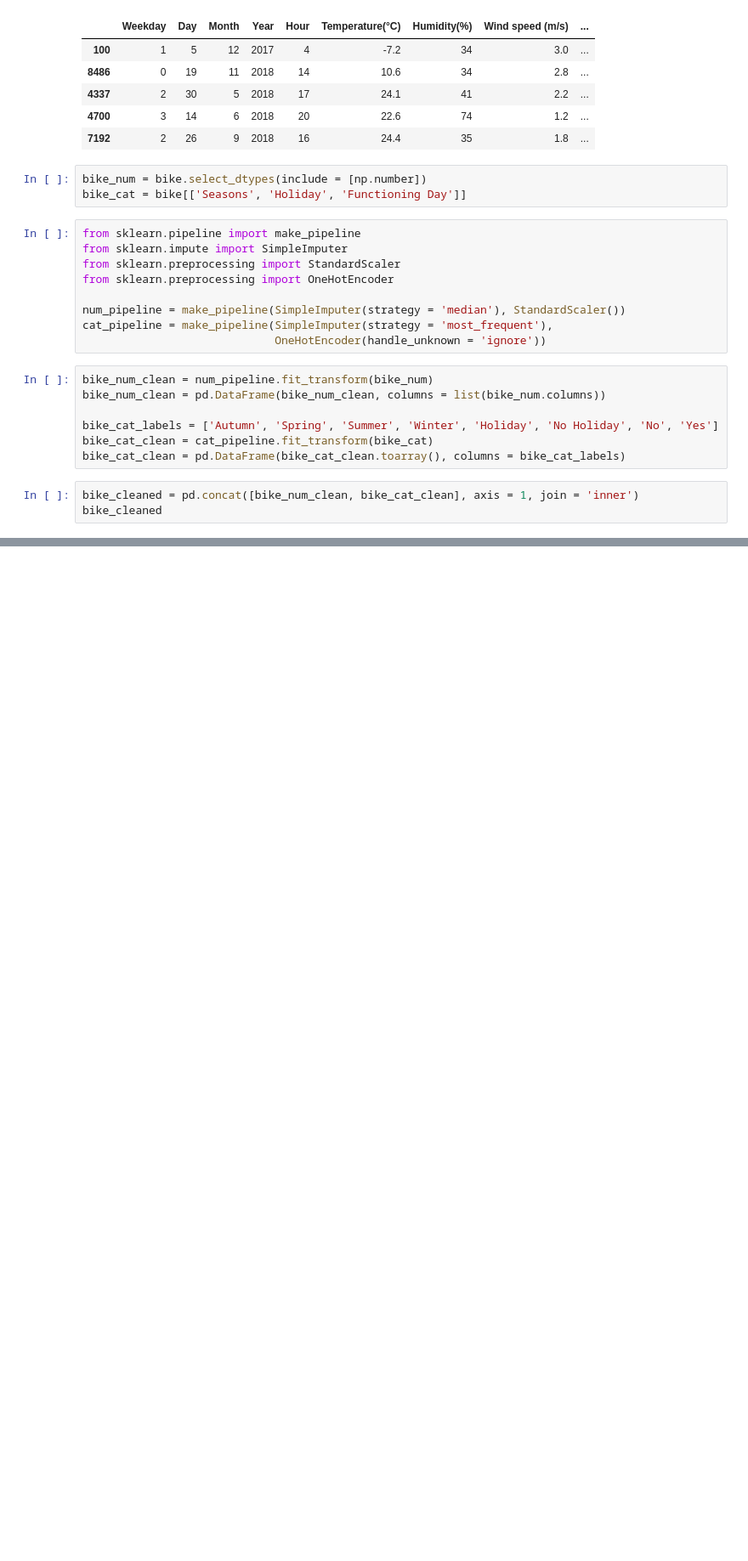
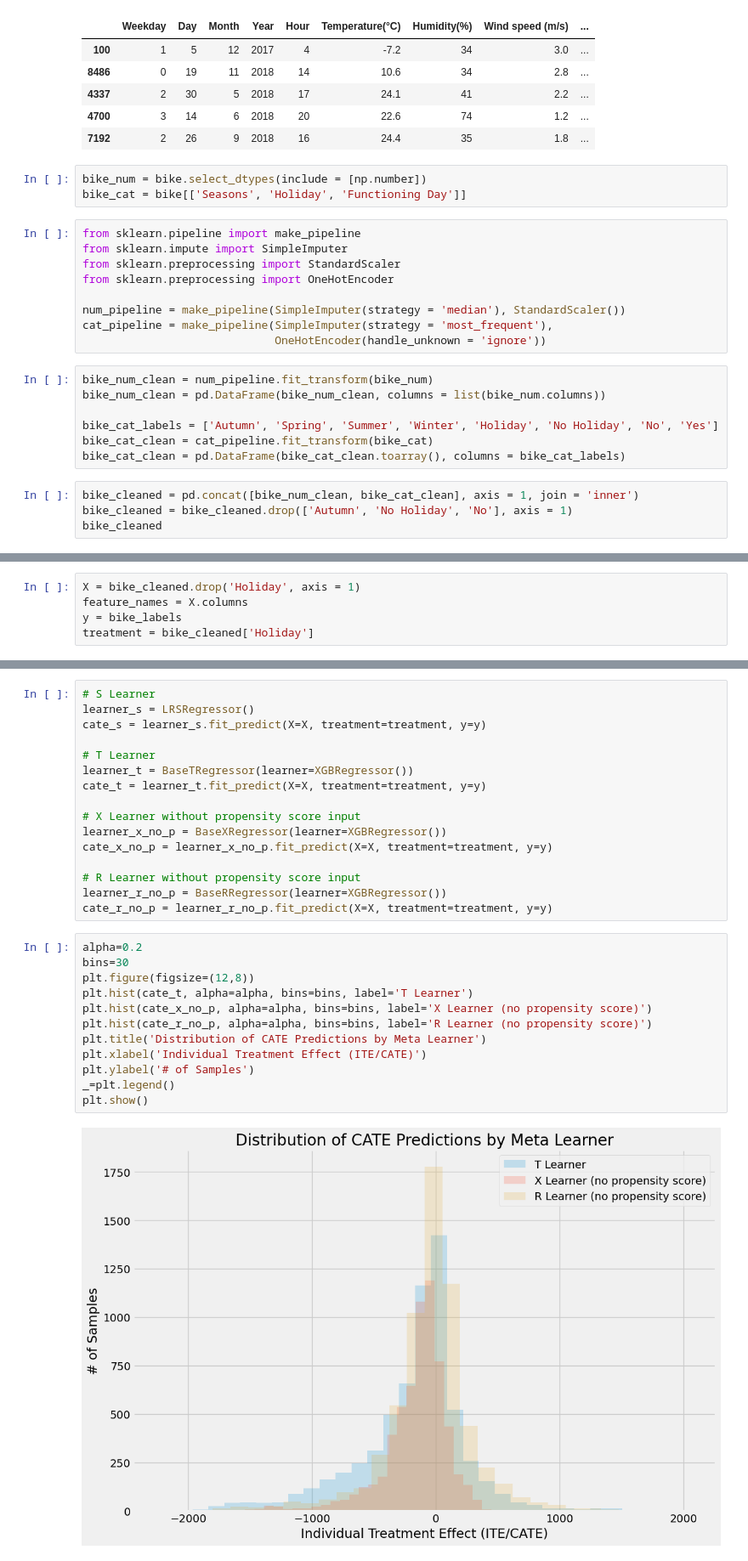
Before and after one commit to jinh1004/Enterprise-Data-Science, a Jupyter notebook: Assignment 2.ipynb, the cells around one changed output, grey strips where cells are left out. Shown at 85% size. Drawn from its saved outputs; the diff is of its cells as text; blank space fills up the shorter version.

```diff
--- a/Assignment 2.ipynb
+++ b/Assignment 2.ipynb
@@ -91,6 +91,7 @@ bike_cat_clean = cat_pipeline.fit_transform(bike_cat)
 bike_cat_clean = pd.DataFrame(bike_cat_clean.toarray(), columns = bike_cat_labels)
 # %%
 bike_cleaned = pd.concat([bike_num_clean, bike_cat_clean], axis = 1, join = 'inner')
+bike_cleaned = bike_cleaned.drop(['Autumn', 'No Holiday', 'No'], axis = 1)
 bike_cleaned
 # %% [output]
 |  | Weekday | Day | Month | Year | Hour | Temperature(°C) | Humidity(%) | Wind speed (m/s) | ... |
@@ -108,0 +133,5 @@ bike_cleaned
+# %%
+X = bike_cleaned.drop('Holiday', axis = 1)
+feature_names = X.columns
+y = bike_labels
+treatment = bike_cleaned['Holiday']
@@ -108,0 +229,30 @@ bike_cleaned
+# %%
+# S Learner
+learner_s = LRSRegressor()
+cate_s = learner_s.fit_predict(X=X, treatment=treatment, y=y)
+
+# T Learner
+learner_t = BaseTRegressor(learner=XGBRegressor())
+cate_t = learner_t.fit_predict(X=X, treatment=treatment, y=y)
+
+# X Learner without propensity score input
+learner_x_no_p = BaseXRegressor(learner=XGBRegressor())
+cate_x_no_p = learner_x_no_p.fit_predict(X=X, treatment=treatment, y=y)
+
+# R Learner without propensity score input
+learner_r_no_p = BaseRRegressor(learner=XGBRegressor())
+cate_r_no_p = learner_r_no_p.fit_predict(X=X, treatment=treatment, y=y)
+# %%
+alpha=0.2
+bins=30
+plt.figure(figsize=(12,8))
+plt.hist(cate_t, alpha=alpha, bins=bins, label='T Learner')
+plt.hist(cate_x_no_p, alpha=alpha, bins=bins, label='X Learner (no propensity score)')
+plt.hist(cate_r_no_p, alpha=alpha, bins=bins, label='R Learner (no propensity score)')
+plt.title('Distribution of CATE Predictions by Meta Learner')
+plt.xlabel('Individual Treatment Effect (ITE/CATE)')
+plt.ylabel('# of Samples')
+_=plt.legend()
+plt.show()
+# %% [output]
+[figure, added]
```
Also changed, not shown: parts of 67 cells of this notebook.
